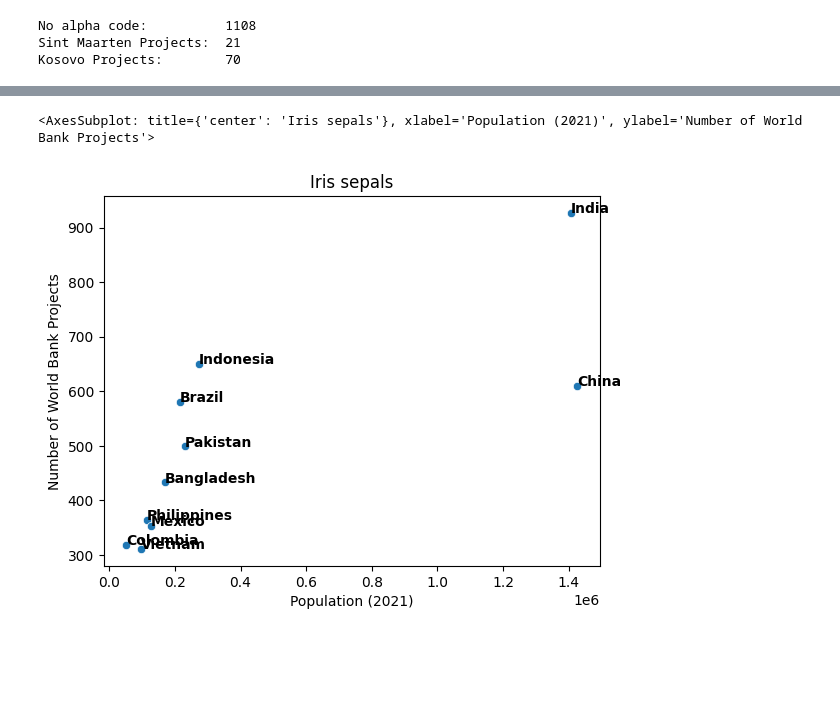
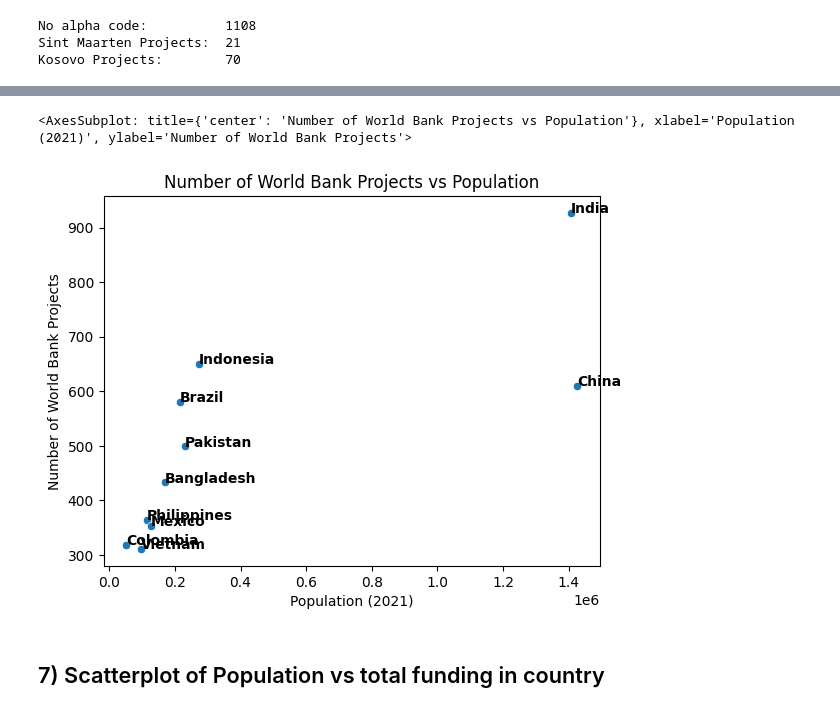
Before and after one commit to ababber19/SWUH, a Jupyter notebook: Phase_1_Graphs.ipynb, the cells around one changed output, grey strips where cells are left out. Saved outputs shown, nothing was run; the diff lists cells and outputs as text; code cells hidden in the pictures; blank space fills up the shorter version.

```diff
--- a/Phase_1_Graphs.ipynb
+++ b/Phase_1_Graphs.ipynb
@@ -281,7 +270,6 @@ country_counts = country_counts[country_counts.index!="None"]
 # %%
 pop["numProjects"] = country_counts
 pop = pop.sort_values("numProjects", ascending=False)
-pop = temp[temp["numProjects"]>0]
 pop = pop.reset_index()
 # %%
 test = pop[:10]
@@ -305,10 +307,12 @@ def scatter_text(x, y, text_column, data, title, xlabel, ylabel):
     return p1
 # %%
 scatter_text("pop2021", "numProjects", "name",
-             data = test,
-             title = 'Iris sepals',
+             data = test.reset_index(),
+             title = 'Number of World Bank Projects vs Population',
              xlabel = "Population (2021)",
              ylabel = "Number of World Bank Projects")
 # %% [output]
-<AxesSubplot: title={'center': 'Iris sepals'}, xlabel='Population (2021)', ylabel='Number of World Bank Projects'>
+<AxesSubplot: title={'center': 'Number of World Bank Projects vs Population'}, xlabel='Population (2021)', ylabel='Number of World Bank Projects'>
-[figure, old version]
+[figure, new version]
+# %% [markdown]
+## 7) Scatterplot of Population vs total funding in country
```
Also changed, not shown: parts of 14 cells of this notebook, 1 other file.
